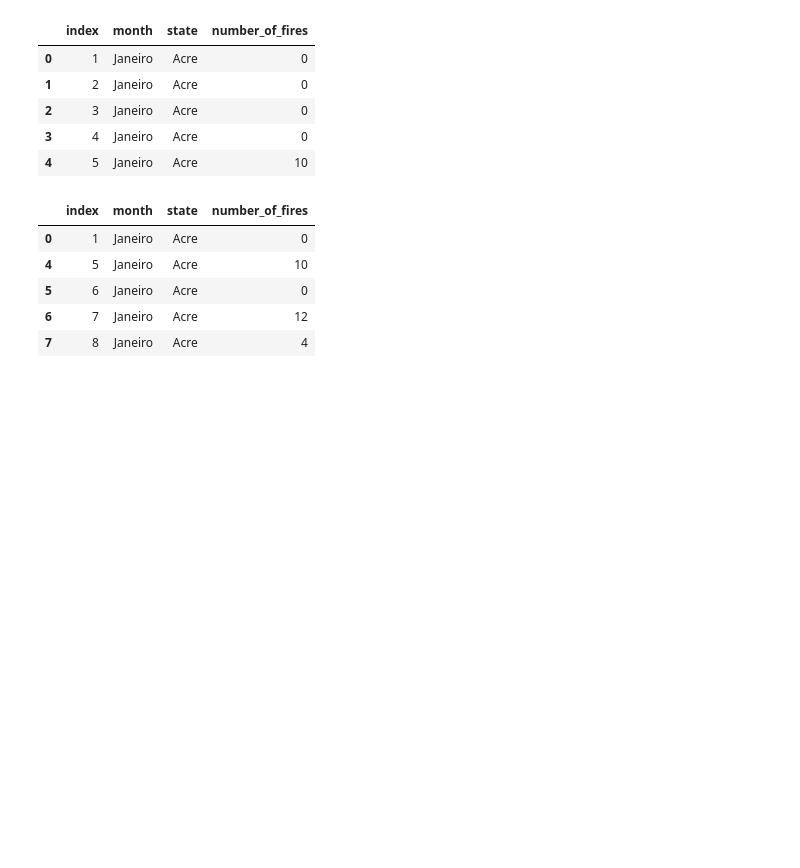
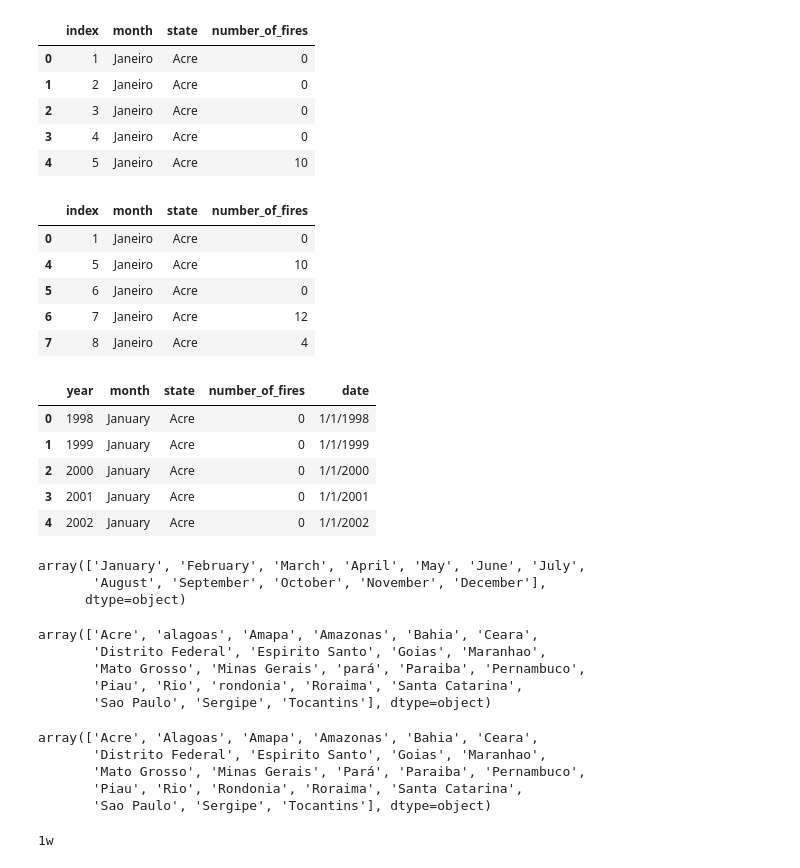
Before and after one commit to espSiyam/Data-Science--Analytics---AI-for-Business---the-Real-World-, a Jupyter notebook: 4.Pandas/3.DataCleaninf.ipynb, the cells around one changed output. Drawn from its saved outputs; the diff is of its cells as text; code cells hidden in the pictures; blank space fills up the shorter version.

```diff
--- a/4.Pandas/3.DataCleaninf.ipynb
+++ b/4.Pandas/3.DataCleaninf.ipynb
@@ -514,3 +551,55 @@ df.head()
 | 5 | 6 | Janeiro | Acre | 0 |
 | 6 | 7 | Janeiro | Acre | 12 |
 | 7 | 8 | Janeiro | Acre | 4 |
+# %%
+# Let's convert our Portuguese month names to English
+
+month_translations = {'Janeiro': 'January',
+'Fevereiro': 'February',
+'Março': 'March',
+'Abril': 'April',
+'Maio': 'May',
+'Junho': 'June',
+'Julho': 'July',
+'Agosto': 'August',
+'Setembro': 'September',
+'Outubro': 'October',
+'Novembro': 'November',
+'Dezembro': 'December'}
+
+df['month'] = df['month'].map(month_translations)
+df.head(5)
+# %% [output]
+|  | year | month | state | number_of_fires | date |
+| 0 | 1998 | January | Acre | 0 | 1/1/1998 |
+| 1 | 1999 | January | Acre | 0 | 1/1/1999 |
+| 2 | 2000 | January | Acre | 0 | 1/1/2000 |
+| 3 | 2001 | January | Acre | 0 | 1/1/2001 |
+| 4 | 2002 | January | Acre | 0 | 1/1/2002 |
+# %%
+df['month'].unique()
+# %% [output]
+array(['January', 'February', 'March', 'April', 'May', 'June', 'July',
+       'August', 'September', 'October', 'November', 'December'],
+      dtype=object)
+# %%
+df['state'].unique()
+# %% [output]
+array(['Acre', 'alagoas', 'Amapa', 'Amazonas', 'Bahia', 'Ceara',
+       'Distrito Federal', 'Espirito Santo', 'Goias', 'Maranhao',
+       'Mato Grosso', 'Minas Gerais', 'pará', 'Paraiba', 'Pernambuco',
+       'Piau', 'Rio', 'rondonia', 'Roraima', 'Santa Catarina',
+       'Sao Paulo', 'Sergipe', 'Tocantins'], dtype=object)
+# %%
+df['state'] = df['state'].str.title()
+df['state'].unique()
+# %% [output]
+array(['Acre', 'Alagoas', 'Amapa', 'Amazonas', 'Bahia', 'Ceara',
+       'Distrito Federal', 'Espirito Santo', 'Goias', 'Maranhao',
+       'Mato Grosso', 'Minas Gerais', 'Pará', 'Paraiba', 'Pernambuco',
+       'Piau', 'Rio', 'Rondonia', 'Roraima', 'Santa Catarina',
+       'Sao Paulo', 'Sergipe', 'Tocantins'], dtype=object)
+# %%
+print("1w")
+# %% [output]
+1w
```
Also changed, not shown: parts of 15 cells of this notebook, 1 other file.
